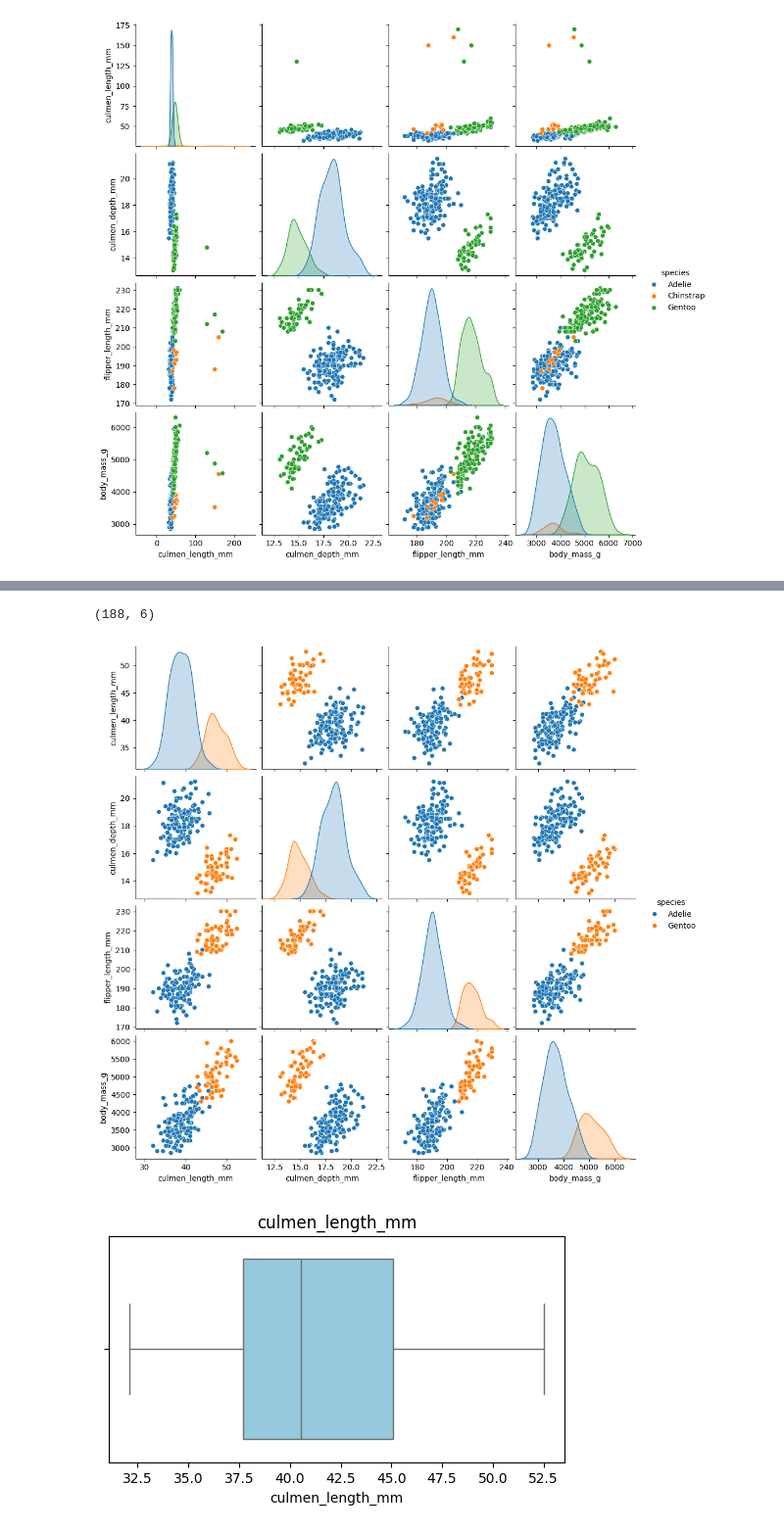
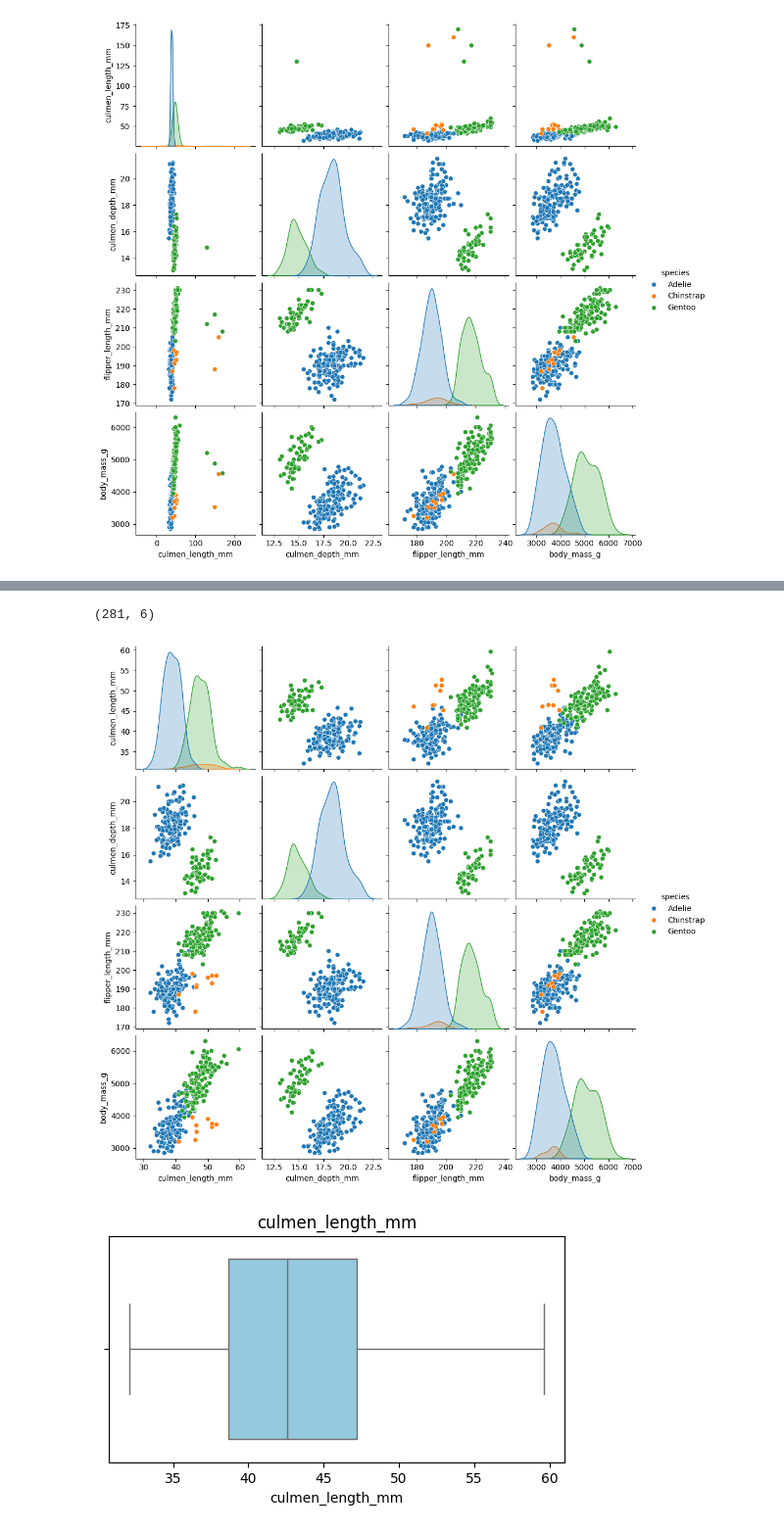
Before and after one commit to dxk0278/penguins, a Jupyter notebook: model.ipynb, the cells around one changed output, grey strips where cells are left out. Shown at 98% size. Cells and saved outputs as stored; diff of their text form; code cells hidden in the pictures.

Commit message:
handling missing values in 2 ways

```diff
--- a/model.ipynb
+++ b/model.ipynb
@@ -169,17 +157,23 @@ sns.pairplot(extra_filtered_df, hue="species")      #graph shows outlier value i
 # %%
-extra_filtered_df = extra_filtered_df[extra_filtered_df['culmen_length_mm']<120]    #dropping all outlier values
-print(extra_filtered_df.shape)
+no_outliers_df=filtered_df
+no_outliers_df = no_outliers_df[
+    (no_outliers_df['culmen_length_mm'] < 120) | (no_outliers_df['culmen_length_mm'].isna())
+]
 
-sns.pairplot(extra_filtered_df, hue="species")
+#dropping all outlier values but keeping NA values
 
-numeric_cols = extra_filtered_df.select_dtypes(include=['float64']).columns
+print(no_outliers_df.shape)
+
+sns.pairplot(no_outliers_df, hue="species")
+
+numeric_cols = no_outliers_df.select_dtypes(include=['float64']).columns
 
 for col in numeric_cols:
     plt.figure(figsize=(6, 3))
-    sns.boxplot(x=extra_filtered_df[col], color='skyblue')
+    sns.boxplot(x=no_outliers_df[col], color='skyblue')
     plt.title(col)
     plt.show()
 # %% [output]
-(188, 6)
+(281, 6)
-[figure, old version]
+[figure, new version]
-[figure, old version]
+[figure, new version]
```
Also changed, not shown: parts of 7 cells of this notebook.
